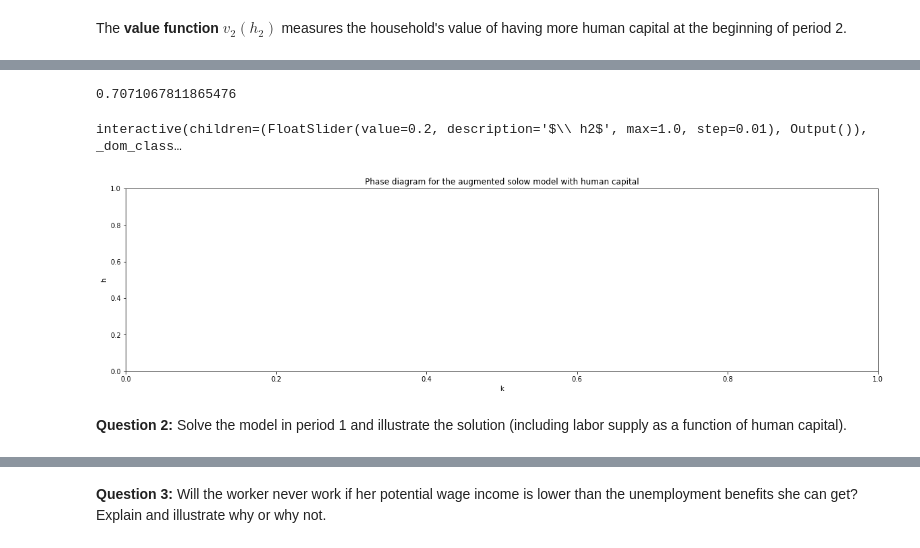
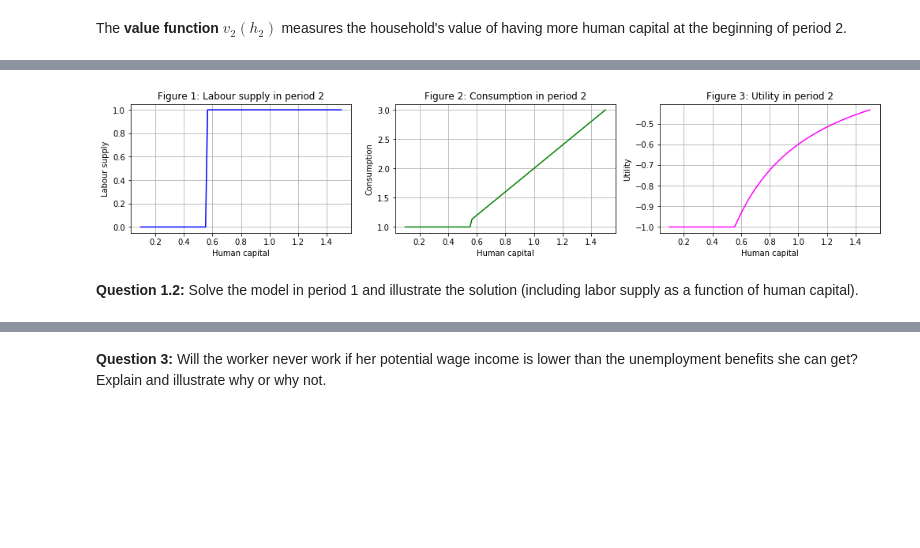
Before and after one commit to NumEconCopenhagen/projects-2019-ccl, a Jupyter notebook: examproject/examproject.ipynb, the cells around one changed output, grey strips where cells are left out. Saved outputs shown, nothing was run; the diff lists cells and outputs as text; code cells hidden in the pictures; blank space fills up the shorter version.

```diff
--- a/examproject/examproject.ipynb
+++ b/examproject/examproject.ipynb
@@ -133,40 +67,0 @@ Lasse skriver her senere $ l2max= $ $\left(h_{2} \omega / \gamma\right)^{1 / \rh
-# %%
-(((10*2)/0.1)**(1/2))/(10*2)
-# %% [output]
-0.7071067811865476
-# %%
-rho = 2
-beta = 0.96
-gamma = 0.1
-w = 2
-b = 1
-Delta = 0.1
-
-#Setting a vector with equal linespace
-h_vec = np.linspace(0.1,1.5,100)
-
-#Defining the phase function of capital and the known variables and parameters
-def maxl2(omega, gamma, rho, h2):
-    return ((((h2*omega)/gamma)**(1/rho))/(h2*omega))
-
-#Setting an optional s_K value in the figure below
-def maxl2_dia(h2):
-#Figure size, labels, title and known parameters of phasek and phaseh
-    fig = plt.figure(figsize=(20,5))
-    plt.xlabel('k')
-    plt.ylabel('h')
-    maxl=maxl2(h_vec, omega, gamma, rho)
-    plt.title('Phase diagram for the augmented solow model with human capital')
-    #Used when you include optional variables
-    ax = fig.add_subplot(1,1,1)
-    #Plots the two functions and set the axis
-    ax.plot(maxl)
-    ax.set_xlim([0,60])
-    ax.set_ylim([0,30])
-#Defining the value of h2 as a widget with a float slider bar with a max of one and default value of 0.2
-widgets.interact(maxl2_dia,
-    h2=widgets.FloatSlider(description="$\\ h2$", min=0, max=1, step=0.01, value=0.20),
-                );
-# %% [output]
-interactive(children=(FloatSlider(value=0.2, description='$\\ h2$', max=1.0, step=0.01), Output()), _dom_class…
-[figure, removed]
@@ -205,0 +106,31 @@ widgets.interact(maxl2_dia,
+# %%
+# we now sole the period 2 model by first assigning all values to different vectors
+h2_vec,v2_vec,l2_vec,c2_vec = solve_period_2(w,b,rho,gamma); # we use the code string from Jeppe Druedal
+# %%
+fig = plt.figure(figsize=(17,3))
+fig.add_subplot(1,3,1)
+plt.grid()
+plt.axis('auto')
+plt.plot(h2_vec,l2_vec, color='blue', linestyle='solid') #man kunne også skrive solid i stedet for dashed
+plt.title("Figure 1: Labour supply in period 2")
+plt.xlabel("Human capital")
+plt.ylabel("Labour supply");  # dotted red - en kortere måde at skrive det på
+
+fig.add_subplot(1,3,2)
+plt.grid()
+plt.axis('auto')
+plt.plot(h2_vec,c2_vec, color='green', linestyle='solid') #man kunne også skrive solid i stedet for dashed
+plt.title("Figure 2: Consumption in period 2")
+plt.xlabel("Human capital")
+plt.ylabel("Consumption");  # dotted red - en kortere måde at skrive det på
+
+
+fig.add_subplot(1,3,3)
+plt.grid()
+plt.axis('auto')
+plt.plot(h2_vec,v2_vec, color='magenta', linestyle='solid') #man kunne også skrive solid i stedet for dashed
+plt.title("Figure 3: Utility in period 2")
+plt.xlabel("Human capital")
+plt.ylabel("Utility");  # dotted red - en kortere måde at skrive det på
+# %% [output]
+[figure, added]
@@ -206,2 +139,2 @@ widgets.interact(maxl2_dia,
 # %% [markdown]
-**Question 2:** Solve the model in period 1 and illustrate the solution (including labor supply as a function of human capital).
+**Question 1.2:** Solve the model in period 1 and illustrate the solution (including labor supply as a function of human capital).
```
Also changed, not shown: parts of 27 cells of this notebook.
